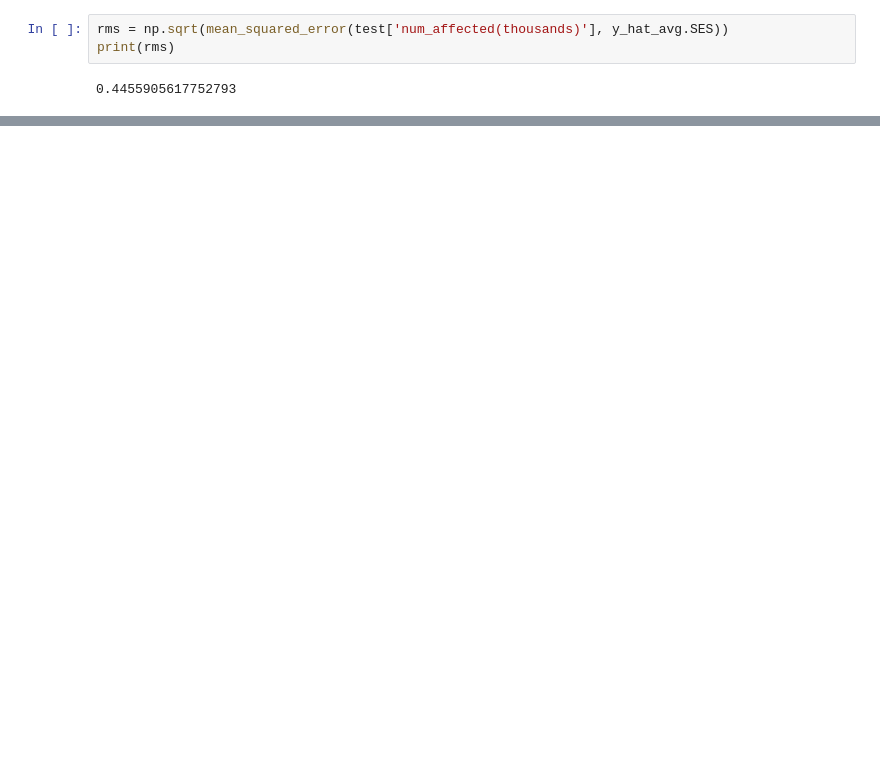
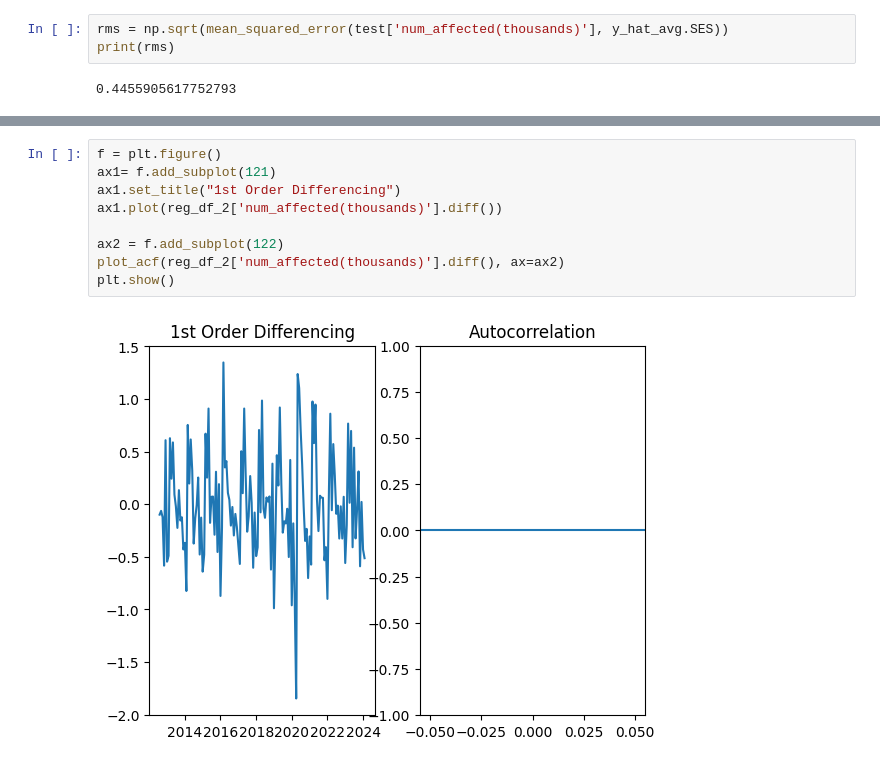
Before and after one commit to Y24-Y3/BigDataProject, a Jupyter notebook: NYC_Crashers.ipynb, the cells around one changed output, grey strips where cells are left out. Saved outputs shown, nothing was run; the diff lists cells and outputs as text; blank space fills up the shorter version.

```diff
--- a/NYC_Crashers.ipynb
+++ b/NYC_Crashers.ipynb
@@ -455,0 +463,11 @@ print(rms)
+# %%
+f = plt.figure()
+ax1= f.add_subplot(121)
+ax1.set_title("1st Order Differencing")
+ax1.plot(reg_df_2['num_affected(thousands)'].diff())
+
+ax2 = f.add_subplot(122)
+plot_acf(reg_df_2['num_affected(thousands)'].diff(), ax=ax2)
+plt.show()
+# %% [output]
+[figure, added]
```
Also changed, not shown: parts of 14 cells of this notebook.
